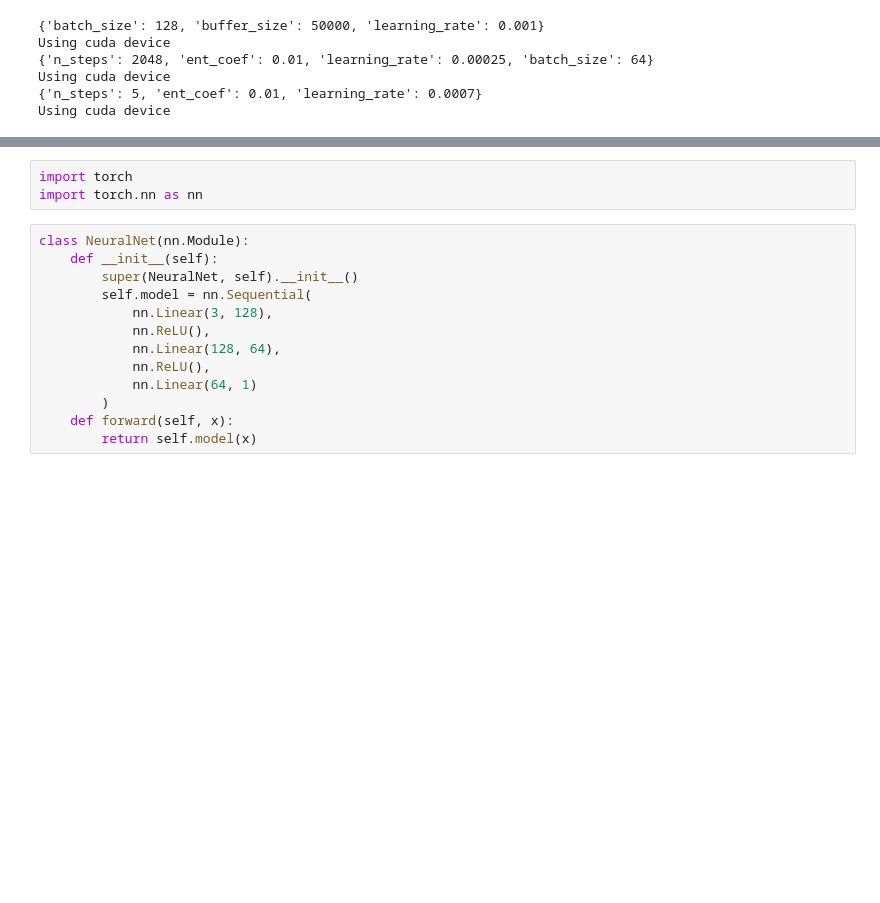
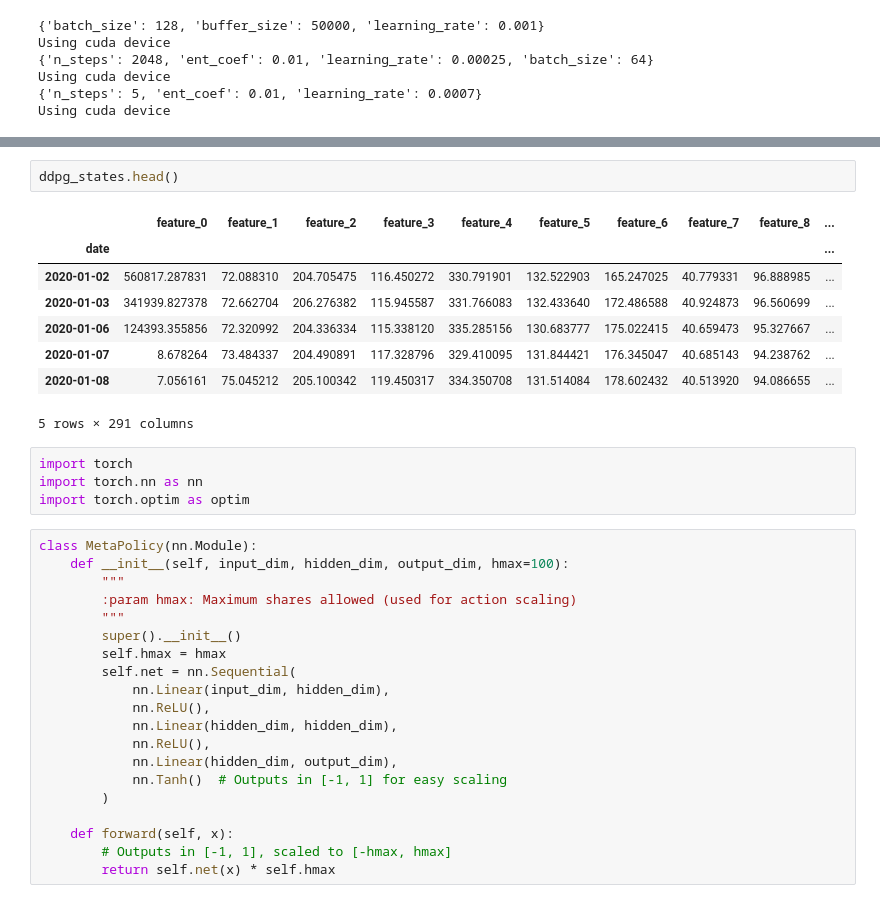
Before and after one commit to natty6418/sentiment-drl-trading, a Jupyter notebook: Trading Bot.ipynb, the cells around one changed output, grey strips where cells are left out. Cells and saved outputs as stored; diff of their text form; blank space fills up the shorter version.

Commit message:
training meta-policy...

```diff
--- a/Trading Bot.ipynb
+++ b/Trading Bot.ipynb
@@ -855,16 +903,35 @@ returns = df_account_value.pct_change().fillna(0).values
+# %%
+ddpg_states.head()
+# %% [output]
+|  | feature_0 | feature_1 | feature_2 | feature_3 | feature_4 | feature_5 | feature_6 | feature_7 | feature_8 | ... |
+| date |  |  |  |  |  |  |  |  |  | ... |
+| 2020-01-02 | 560817.287831 | 72.088310 | 204.705475 | 116.450272 | 330.791901 | 132.522903 | 165.247025 | 40.779331 | 96.888985 | ... |
+| 2020-01-03 | 341939.827378 | 72.662704 | 206.276382 | 115.945587 | 331.766083 | 132.433640 | 172.486588 | 40.924873 | 96.560699 | ... |
+| 2020-01-06 | 124393.355856 | 72.320992 | 204.336334 | 115.338120 | 335.285156 | 130.683777 | 175.022415 | 40.659473 | 95.327667 | ... |
+| 2020-01-07 | 8.678264 | 73.484337 | 204.490891 | 117.328796 | 329.410095 | 131.844421 | 176.345047 | 40.685143 | 94.238762 | ... |
+| 2020-01-08 | 7.056161 | 75.045212 | 205.100342 | 119.450317 | 334.350708 | 131.514084 | 178.602432 | 40.513920 | 94.086655 | ... |
+5 rows × 291 columns
 # %%
 import torch
 import torch.nn as nn
+import torch.optim as optim
 # %%
-class NeuralNet(nn.Module):
-    def __init__(self):
-        super(NeuralNet, self).__init__()
-        self.model = nn.Sequential(
-            nn.Linear(3, 128),
+class MetaPolicy(nn.Module):
+    def __init__(self, input_dim, hidden_dim, output_dim, hmax=100):
+        """
+        :param hmax: Maximum shares allowed (used for action scaling)
+        """
+        super().__init__()
+        self.hmax = hmax
+        self.net = nn.Sequential(
+            nn.Linear(input_dim, hidden_dim),
             nn.ReLU(),
-            nn.Linear(128, 64),
+            nn.Linear(hidden_dim, hidden_dim),
             nn.ReLU(),
-            nn.Linear(64, 1)
+            nn.Linear(hidden_dim, output_dim),
+            nn.Tanh()  # Outputs in [-1, 1] for easy scaling
         )
+
     def forward(self, x):
-        return self.model(x)
+        # Outputs in [-1, 1], scaled to [-hmax, hmax]
+        return self.net(x) * self.hmax
```
Also changed, not shown: parts of 33 cells of this notebook, 2 other files.
